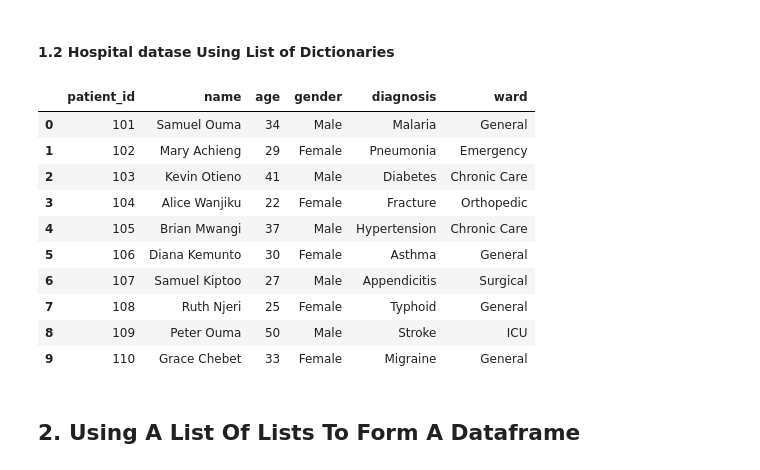
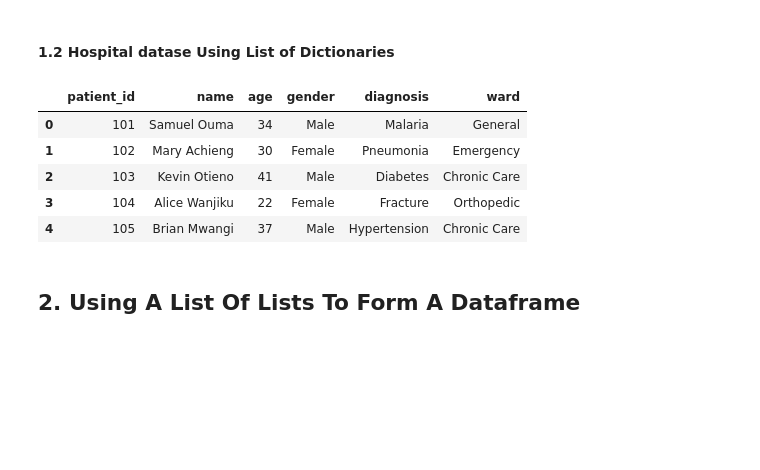
Before and after one commit to Clinton1029/create_data_python, a Jupyter notebook: create_data_python.ipynb, the cells around one changed output. Cells and saved outputs as stored; diff of their text form; code cells hidden in the pictures; blank space fills up the shorter version.

```diff
--- a/create_data_python.ipynb
+++ b/create_data_python.ipynb
@@ -23,7 +23,7 @@ hospital_data = [
     {
         "patient_id": 102,
         "name": "Mary Achieng",
-        "age": 29,
+        "age": 30,
         "gender": "Female",
         "diagnosis": "Pneumonia",
         "ward": "Emergency"
@@ -73,43 +73,38 @@ hospital_data = [
         "name": "Ruth Njeri",
         "age": 25,
         "gender": "Female",
         "diagnosis": "Typhoid",
         "ward": "General"
     },
     {
         "patient_id": 109,
         "name": "Peter Ouma",
         "age": 50,
         "gender": "Male",
         "diagnosis": "Stroke",
         "ward": "ICU"
     },
     {
         "patient_id": 110,
         "name": "Grace Chebet",
         "age": 33,
         "gender": "Female",
         "diagnosis": "Migraine",
         "ward": "General"
     }
 ]
 
 # Convert to DataFrame
 hospital_df = pd.DataFrame(hospital_data)
 
-hospital_df
+hospital_df.head()
 # %% [output]
 |  | patient_id | name | age | gender | diagnosis | ward |
 | 0 | 101 | Samuel Ouma | 34 | Male | Malaria | General |
-| 1 | 102 | Mary Achieng | 29 | Female | Pneumonia | Emergency |
+| 1 | 102 | Mary Achieng | 30 | Female | Pneumonia | Emergency |
 | 2 | 103 | Kevin Otieno | 41 | Male | Diabetes | Chronic Care |
 | 3 | 104 | Alice Wanjiku | 22 | Female | Fracture | Orthopedic |
 | 4 | 105 | Brian Mwangi | 37 | Male | Hypertension | Chronic Care |
-| 5 | 106 | Diana Kemunto | 30 | Female | Asthma | General |
-| 6 | 107 | Samuel Kiptoo | 27 | Male | Appendicitis | Surgical |
-| 7 | 108 | Ruth Njeri | 25 | Female | Typhoid | General |
-| 8 | 109 | Peter Ouma | 50 | Male | Stroke | ICU |
-| 9 | 110 | Grace Chebet | 33 | Female | Migraine | General |
 # %% [markdown]
 ## 2. Using A List Of Lists To Form A Dataframe
 # %% [markdown]
```
